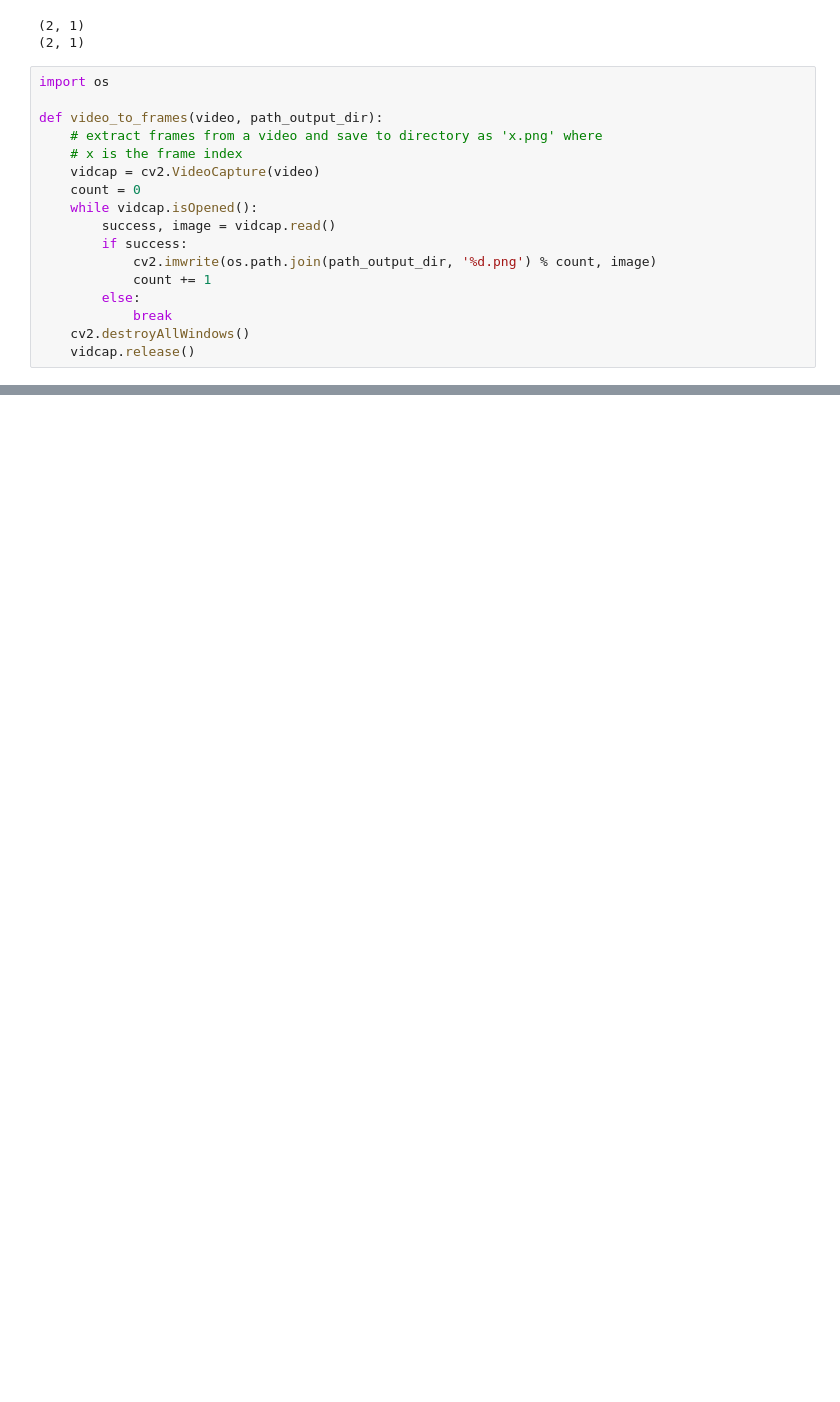
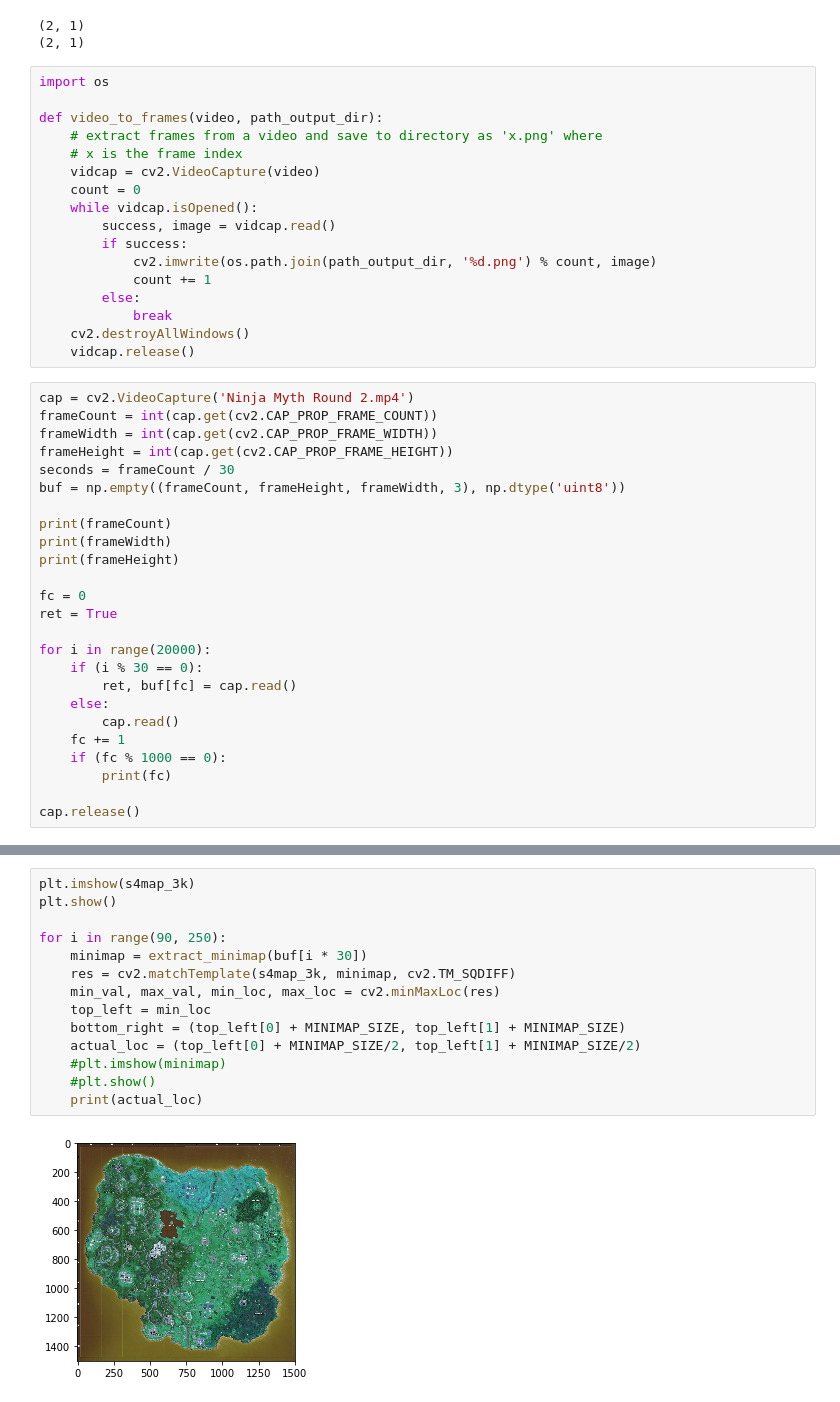
Before and after one commit to CelticsPwn/FortniteAnalytics, a Jupyter notebook: Fortnite Analytics v3.ipynb, the cells around one changed output, grey strips where cells are left out. Cells and saved outputs as stored; diff of their text form; blank space fills up the shorter version.

Commit message:
location detection from video working

```diff
--- a/Fortnite Analytics v3.ipynb
+++ b/Fortnite Analytics v3.ipynb
@@ -71,3 +72,28 @@ def video_to_frames(video, path_output_dir):
             break
     cv2.destroyAllWindows()
     vidcap.release()
+# %%
+cap = cv2.VideoCapture('Ninja Myth Round 2.mp4')
+frameCount = int(cap.get(cv2.CAP_PROP_FRAME_COUNT))
+frameWidth = int(cap.get(cv2.CAP_PROP_FRAME_WIDTH))
+frameHeight = int(cap.get(cv2.CAP_PROP_FRAME_HEIGHT))
+seconds = frameCount / 30
+buf = np.empty((frameCount, frameHeight, frameWidth, 3), np.dtype('uint8'))
+
+print(frameCount)
+print(frameWidth)
+print(frameHeight)
+
+fc = 0
+ret = True
+
+for i in range(20000):
+    if (i % 30 == 0):
+        ret, buf[fc] = cap.read()
+    else:
+        cap.read()
+    fc += 1
+    if (fc % 1000 == 0):
+        print(fc)
+
+cap.release()
@@ -73,0 +118,16 @@ def video_to_frames(video, path_output_dir):
+# %%
+plt.imshow(s4map_3k)
+plt.show()
+
+for i in range(90, 250):
+    minimap = extract_minimap(buf[i * 30])
+    res = cv2.matchTemplate(s4map_3k, minimap, cv2.TM_SQDIFF)
+    min_val, max_val, min_loc, max_loc = cv2.minMaxLoc(res)
+    top_left = min_loc
+    bottom_right = (top_left[0] + MINIMAP_SIZE, top_left[1] + MINIMAP_SIZE)
+    actual_loc = (top_left[0] + MINIMAP_SIZE/2, top_left[1] + MINIMAP_SIZE/2)
+    #plt.imshow(minimap)
+    #plt.show()
+    print(actual_loc)
+# %% [output]
+[figure, added]
```
Also changed, not shown: parts of 7 cells of this notebook.
